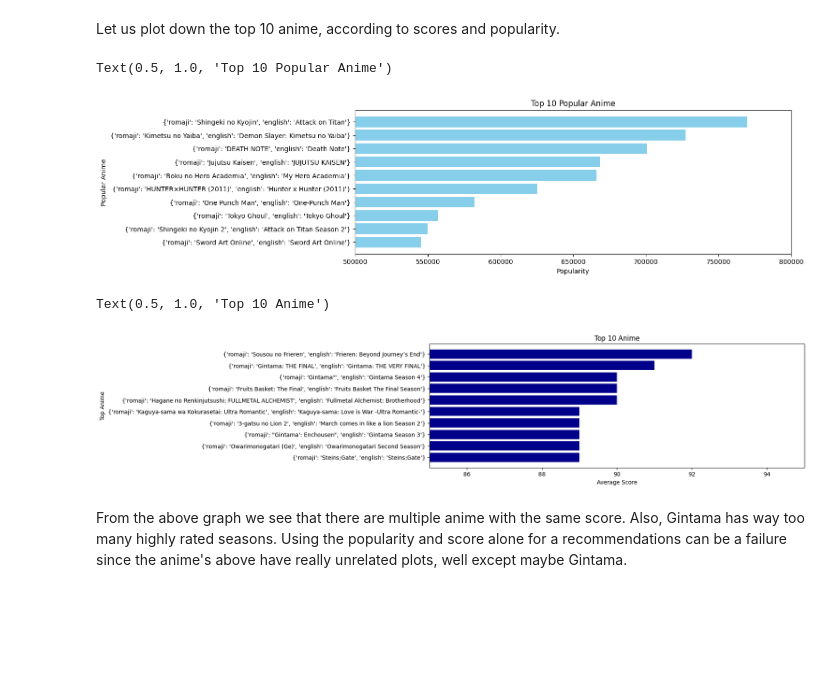
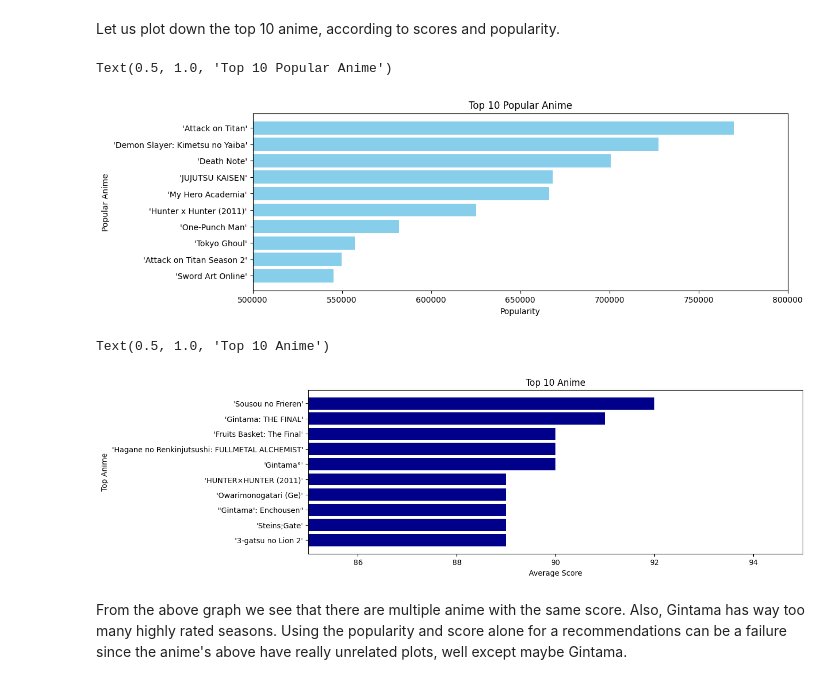
Before and after one commit to Arnav0405/anime-reccomender, a Jupyter notebook: Anime_Recommender/recommender.ipynb, the cells around one changed output. Cells and saved outputs as stored; diff of their text form; code cells hidden in the pictures; blank space fills up the shorter version.

Commit message:
Cleaned_the_Dataframe_FINALLY!

```diff
--- a/Anime_Recommender/recommender.ipynb
+++ b/Anime_Recommender/recommender.ipynb
@@ -73,0 +65,17 @@ TypeError: NDFrame.get() missing 1 required positional argument: 'key'
+# %%
+#Creat a new dataframe with json_normalize function
+#This pandas function will convert the dictionary data into a dataframe
+titleData = fullDF['title'].str.split(', \'', expand=True)
+titleData.columns = ['Romaji', 'English']
+titleData['Romaji'] = titleData['Romaji'].str.replace('{\'romaji\': ', '')
+titleData['English'] = titleData['English'].str.replace('english\': ', '')
+titleData['English'] = titleData['English'].str.replace('}', '')
+
+fullDF = fullDF.drop(axis=1, columns='title')   #once this runs, the title column will be removed forever, so rerun the code from the beginning
+fullDF.insert(loc=1, column=titleData.columns[0], value=titleData['Romaji'])
+fullDF.insert(loc=2, column=titleData.columns[1], value=titleData['English'])
+#Same for the startDate column
+fullDF['startDate'] = fullDF['startDate'].str.replace('{\'year\': ', '')
+fullDF['startDate'] = fullDF['startDate'].str.replace('}', '')
+print(fullDF.head())
+#df_title = pd.json_normalize(fullDF['title'])
@@ -74,25 +100,25 @@ TypeError: NDFrame.get() missing 1 required positional argument: 'key'
 # %% [markdown]
 Let us plot down the top 10 anime, according to scores and popularity.
 # %%
-popular = fullDF[["title", "popularity"]]
+popular = fullDF[["Romaji", "English", "popularity"]]
 plt.figure(figsize=(12, 4))
 
-plt.barh(popular['title'][:10], popular['popularity'][:10], color='skyblue', align='center')
+plt.barh(popular['English'][:10], popular['popularity'][:10], color='skyblue', align='center')
 plt.gca().invert_yaxis()
 plt.xlim(500000, 800000)
 plt.xlabel('Popularity')
 plt.ylabel('Popular Anime')
 plt.title('Top 10 Popular Anime')
 # %% [output]
 Text(0.5, 1.0, 'Top 10 Popular Anime')
-[figure, old version]
+[figure, new version]
 # %%
-sortedDF = fullDF[["title", "averageScore", "favourites", "popularity"]]
+sortedDF = fullDF[["Romaji", "English", "averageScore", "favourites", "popularity"]]
 sortedDF = sortedDF.sort_values(by='averageScore', ascending=False)
-scores = sortedDF[["title", "averageScore"]]
+scores = sortedDF[["Romaji", "averageScore"]]
 plt.figure(figsize=(12, 4))
 
-plt.barh(scores['title'][:10], scores['averageScore'][:10], color='darkblue', align='center')
+plt.barh(scores['Romaji'][:10], scores['averageScore'][:10], color='darkblue', align='center')
 plt.gca().invert_yaxis()
 plt.xlim(85, 95)
 plt.xlabel('Average Score')
@@ -100,7 +126,7 @@ plt.ylabel('Top Anime')
 plt.title('Top 10 Anime')
 # %% [output]
 Text(0.5, 1.0, 'Top 10 Anime')
-[figure, old version]
+[figure, new version]
 # %% [markdown]
 From the above graph we see that there are multiple anime with the same score. Also, Gintama has way too many highly rated seasons. Using the popularity and score alone for a recommendations can be a failure since the anime's above have really unrelated plots, well except maybe Gintama.
 # %% [markdown]
```
Also changed, not shown: parts of 3 cells of this notebook.
